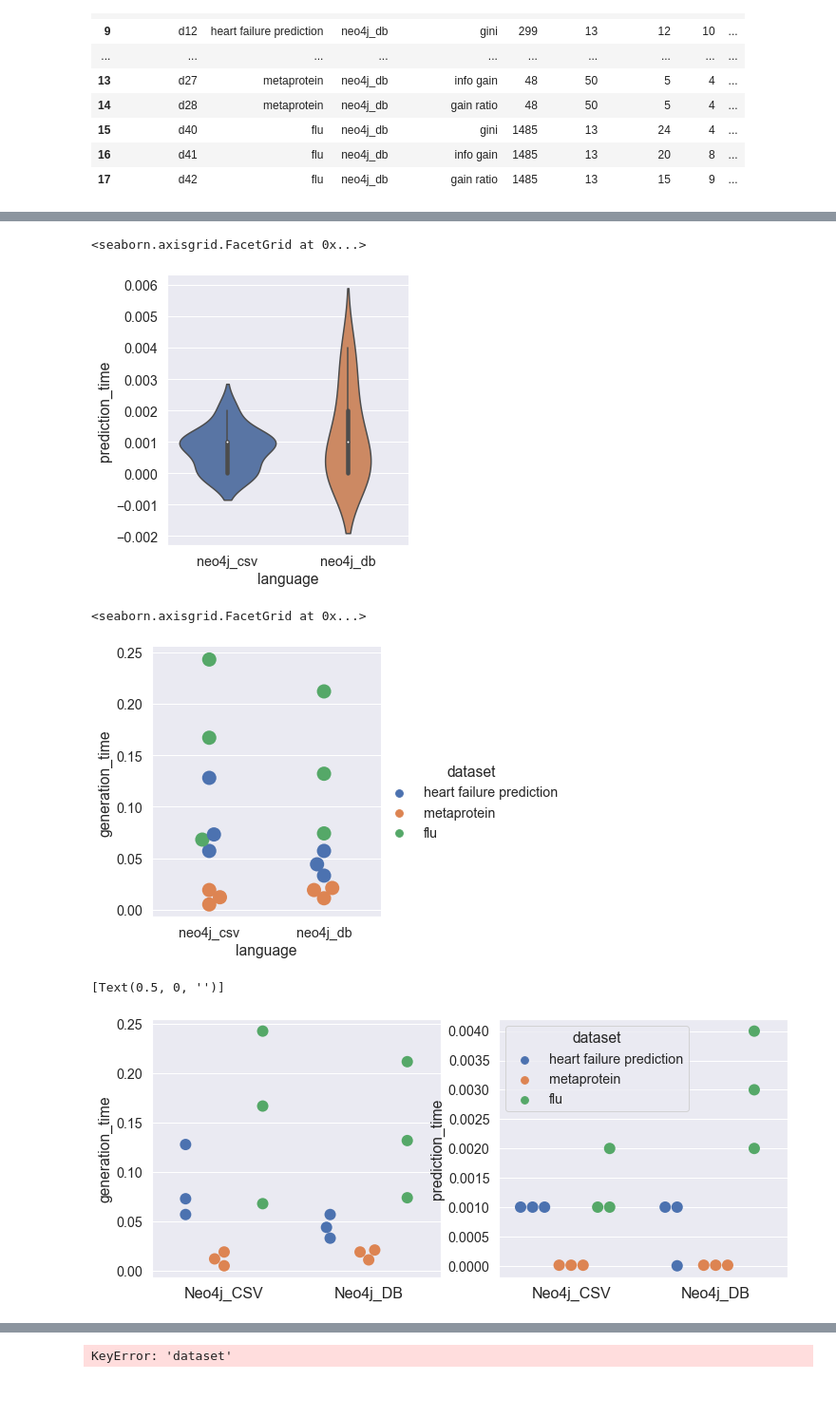
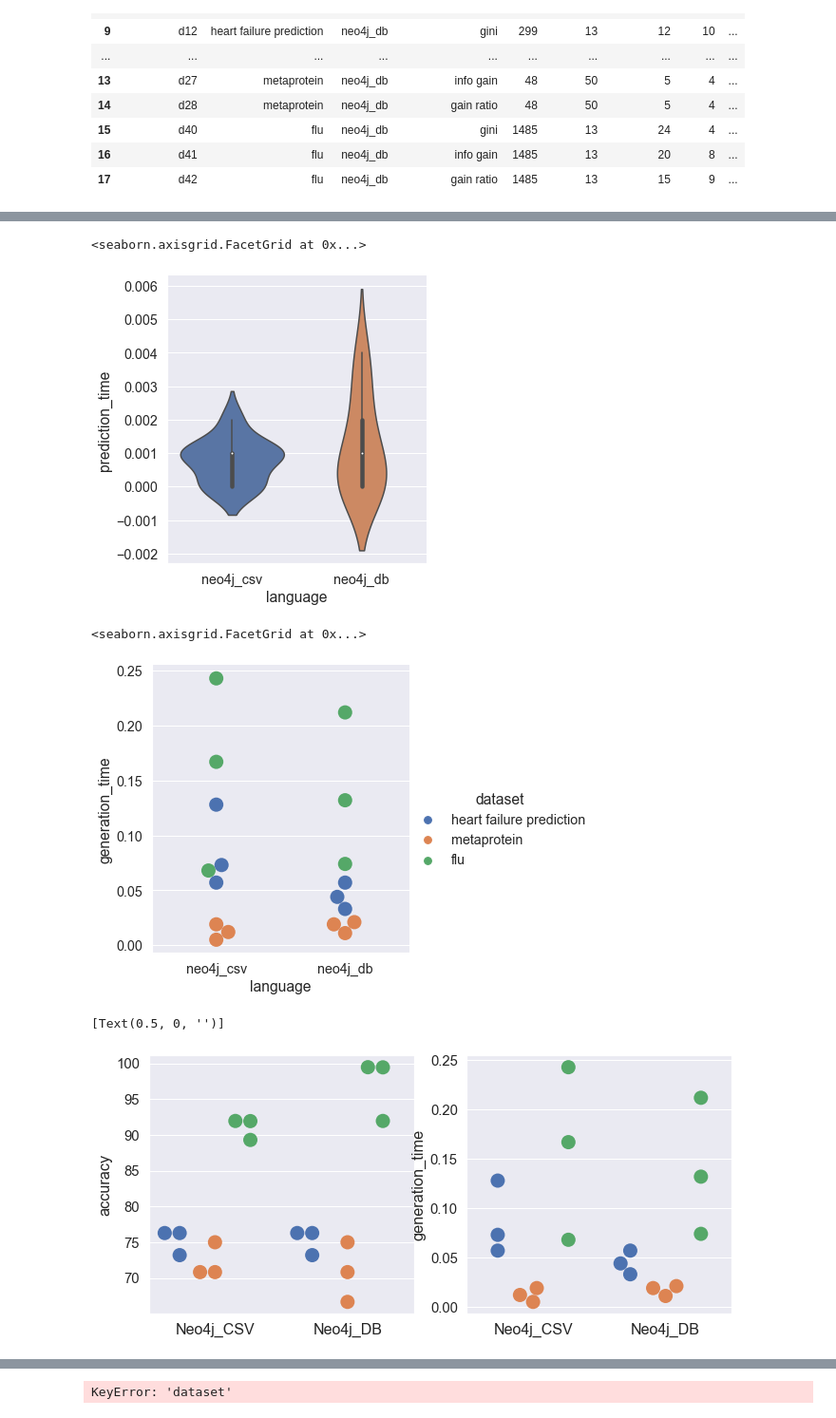
Before and after one commit to clumsyspeedboat/Decision-Tree-Neo4j, a Jupyter notebook: DT Analysis/dt_analysis.ipynb, the cells around one changed output, grey strips where cells are left out. Shown at 95% size. Drawn from its saved outputs; the diff is of its cells as text; code cells hidden in the pictures; blank space fills up the shorter version.

```diff
--- a/DT Analysis/dt_analysis.ipynb
+++ b/DT Analysis/dt_analysis.ipynb
@@ -82,6 +89,6 @@ sns.displot(data=df, x="generation_time",col= "splitting_criterion", kde=True)
 # %%
-sns.set(font_scale=1.3)
-fig_dims = (11, 6)
+sns.set(font_scale=1.35)
+fig_dims = (12, 6)
 fig, ax =plt.subplots(1,2, figsize=fig_dims)
 plt.legend(fontsize='x-large', title_fontsize='40')
 #sns.countplot(df['batting'], ax=ax[0])
@@ -91,6 +98,8 @@ plt.legend(loc='best')
 
 fig2 = sns.lineplot('splitting_criterion','accuracy',  data =df, hue='dataset', ax=ax[1], legend=False)
 fig.show()
+fig1.set(xlabel=None)
+fig2.set(xlabel=None)
 # %% [output]
 No handles with labels found to put in legend.
 No handles with labels found to put in legend.
@@ -152,36 +166,35 @@ sns.catplot(data=neo_df2, kind="violin", x="language", y="generation_time")
 sns.catplot(data=neo_df2, kind="violin", x="language", y="prediction_time")
 # %% [output]
 <seaborn.axisgrid.FacetGrid at 0x...>
-[figure, old version]
+[figure, new version]
 # %%
 sns.catplot(data=neo_df2, kind="swarm", x="language", y="generation_time", hue="dataset", s = 15)
 # %% [output]
 <seaborn.axisgrid.FacetGrid at 0x...>
-[figure, old version]
+[figure, new version]
 # %%
-
-fig, axes = plt.subplots(1, 2, figsize=(12, 5))
+fig, axes = plt.subplots(1, 2, figsize=(11, 5))
 #fig.suptitle('Swarm plot generation & prediction time(in sec)')
 
-g = sns.swarmplot(data=neo_df2, x="language", y="generation_time", hue="dataset", ax = axes[0], s=12, dodge=True)
+g = sns.swarmplot(data=neo_df2, x="language", y="accuracy", hue="dataset", ax = axes[0], s=15, dodge=True)
 
 #sns.violinplot(ax = axes[0], data=neo_df2, kind="violin", x="splitting_criterion", y="generation_time", legend=False)
 
 legend = g.legend()
 legend.remove()
 
 g.set_xticklabels(['Neo4j_CSV','Neo4j_DB'], size=16)
 g.set(xlabel=None)
 
 
-h= sns.swarmplot(data=neo_df2, x="language", y="prediction_time", hue="dataset",dodge=True, ax=axes[1], s=12)
-
+h= sns.swarmplot(data=neo_df2, x="language", y="generation_time", hue="dataset",dodge=True, ax=axes[1], s=15)
+legend = h.legend()
+legend.remove()
 h.set_xticklabels(['Neo4j_CSV','Neo4j_DB'], size=16)
-
 h.set(xlabel=None)
 # %% [output]
 [Text(0.5, 0, '')]
-[figure, old version]
+[figure, new version]
 # %%
 sns.catplot(data=neo_df2, kind="swarm", x="language", y="prediction_time", hue="dataset", s = 15)
 # %% [output]
```
Also changed, not shown: parts of 14 cells of this notebook, 1 other file.
